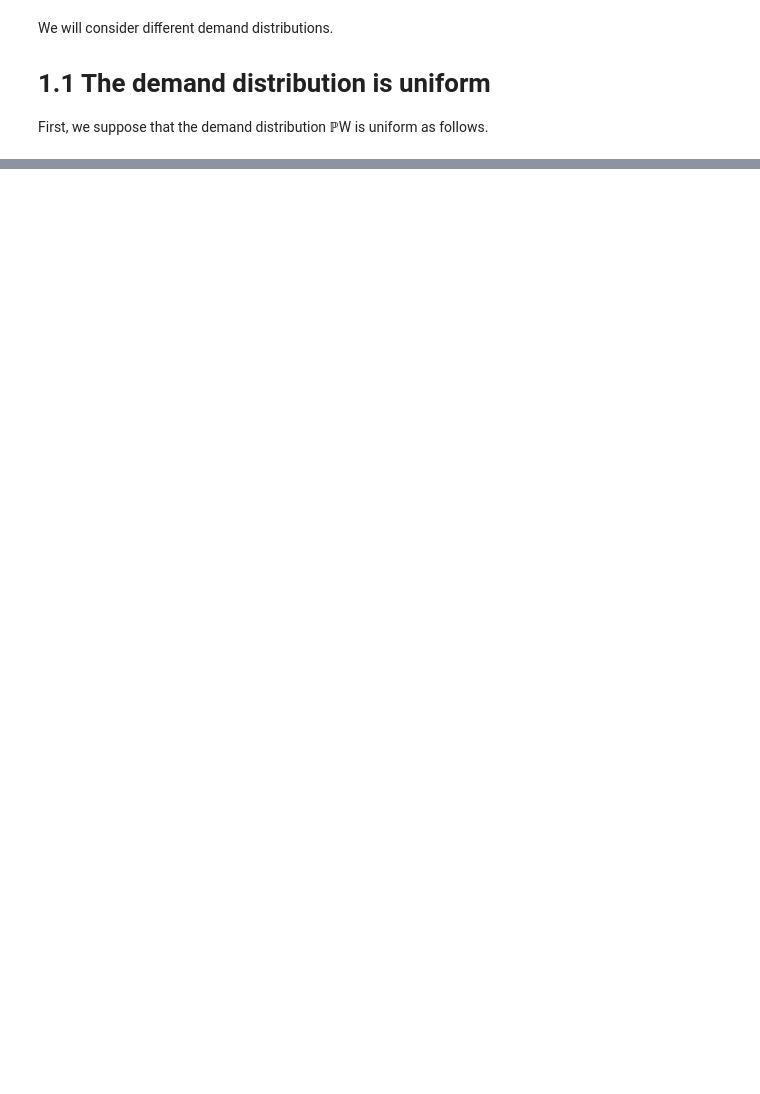
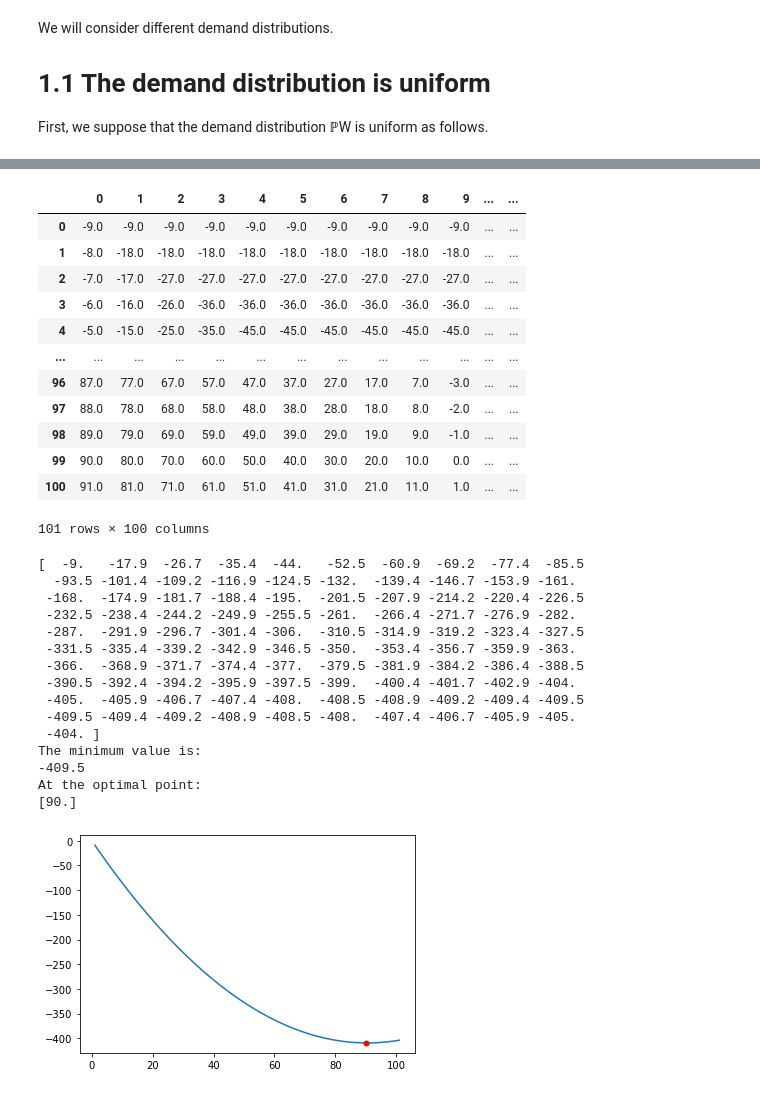
Before and after one commit to aerubianoma/Stochastic-optimization, a Jupyter notebook: The newsvendor problem.ipynb, the cells around one changed output, grey strips where cells are left out. Drawn from its saved outputs; the diff is of its cells as text; code cells hidden in the pictures; blank space fills up the shorter version.

```diff
--- a/The newsvendor problem.ipynb
+++ b/The newsvendor problem.ipynb
@@ -93,0 +125,57 @@ print(probab)
+# %%
+from IPython.display import display
+import pandas as pd
+
+# [1+1]
+
+# Que representa esta vuelta??
+costs_df = pd.DataFrame(costs);
+display(costs_df);
+
+# Explicar esta vuelta tambien
+criterion = np.matmul(probab,np.transpose(costs));
+print()
+print(criterion[0]);
+
+# Min value u^{\star}
+min = np.amin(criterion);
+u_star = np.where(criterion == min)[1]
+print("The minimum value is:")
+print(min)
+print("At the optimal point:")
+print(control[0][u_star])
+
+# Plot u , J(u)
+plt.plot(control[0],criterion[0]);
+plt.plot(control[0][u_star],min,marker="o", markersize=5, markeredgecolor="red", markerfacecolor="red");
+plt.show();
+# %% [output]
+|  | 0 | 1 | 2 | 3 | 4 | 5 | 6 | 7 | 8 | 9 | ... | ... |
+| 0 | -9.0 | -9.0 | -9.0 | -9.0 | -9.0 | -9.0 | -9.0 | -9.0 | -9.0 | -9.0 | ... | ... |
+| 1 | -8.0 | -18.0 | -18.0 | -18.0 | -18.0 | -18.0 | -18.0 | -18.0 | -18.0 | -18.0 | ... | ... |
+| 2 | -7.0 | -17.0 | -27.0 | -27.0 | -27.0 | -27.0 | -27.0 | -27.0 | -27.0 | -27.0 | ... | ... |
+| 3 | -6.0 | -16.0 | -26.0 | -36.0 | -36.0 | -36.0 | -36.0 | -36.0 | -36.0 | -36.0 | ... | ... |
+| 4 | -5.0 | -15.0 | -25.0 | -35.0 | -45.0 | -45.0 | -45.0 | -45.0 | -45.0 | -45.0 | ... | ... |
+| ... | ... | ... | ... | ... | ... | ... | ... | ... | ... | ... | ... | ... |
+| 96 | 87.0 | 77.0 | 67.0 | 57.0 | 47.0 | 37.0 | 27.0 | 17.0 | 7.0 | -3.0 | ... | ... |
+| 97 | 88.0 | 78.0 | 68.0 | 58.0 | 48.0 | 38.0 | 28.0 | 18.0 | 8.0 | -2.0 | ... | ... |
+| 98 | 89.0 | 79.0 | 69.0 | 59.0 | 49.0 | 39.0 | 29.0 | 19.0 | 9.0 | -1.0 | ... | ... |
+| 99 | 90.0 | 80.0 | 70.0 | 60.0 | 50.0 | 40.0 | 30.0 | 20.0 | 10.0 | 0.0 | ... | ... |
+| 100 | 91.0 | 81.0 | 71.0 | 61.0 | 51.0 | 41.0 | 31.0 | 21.0 | 11.0 | 1.0 | ... | ... |
+101 rows × 100 columns
+[  -9.   -17.9  -26.7  -35.4  -44.   -52.5  -60.9  -69.2  -77.4  -85.5
+  -93.5 -101.4 -109.2 -116.9 -124.5 -132.  -139.4 -146.7 -153.9 -161.
+ -168.  -174.9 -181.7 -188.4 -195.  -201.5 -207.9 -214.2 -220.4 -226.5
+ -232.5 -238.4 -244.2 -249.9 -255.5 -261.  -266.4 -271.7 -276.9 -282.
+ -287.  -291.9 -296.7 -301.4 -306.  -310.5 -314.9 -319.2 -323.4 -327.5
+ -331.5 -335.4 -339.2 -342.9 -346.5 -350.  -353.4 -356.7 -359.9 -363.
+ -366.  -368.9 -371.7 -374.4 -377.  -379.5 -381.9 -384.2 -386.4 -388.5
+ -390.5 -392.4 -394.2 -395.9 -397.5 -399.  -400.4 -401.7 -402.9 -404.
+ -405.  -405.9 -406.7 -407.4 -408.  -408.5 -408.9 -409.2 -409.4 -409.5
+ -409.5 -409.4 -409.2 -408.9 -408.5 -408.  -407.4 -406.7 -405.9 -405.
+ -404. ]
+The minimum value is:
+-409.5
+At the optimal point:
+[90.]
+[figure, added]
```
Also changed, not shown: parts of 5 cells of this notebook.
